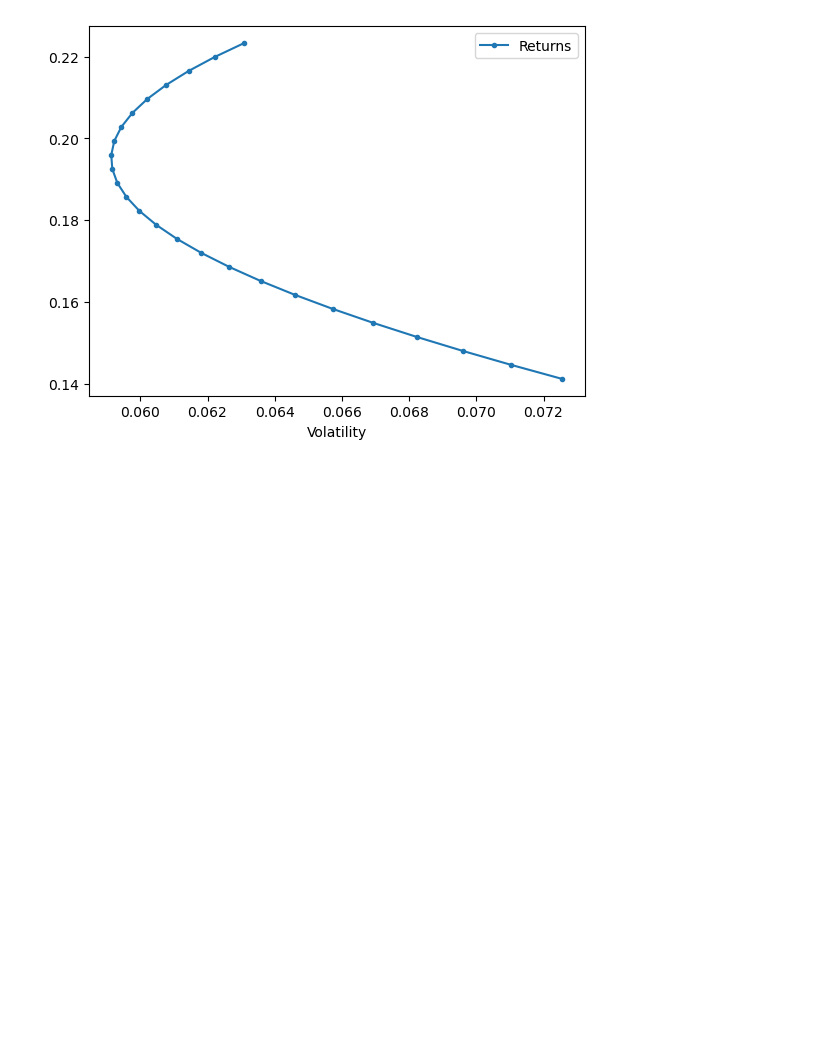
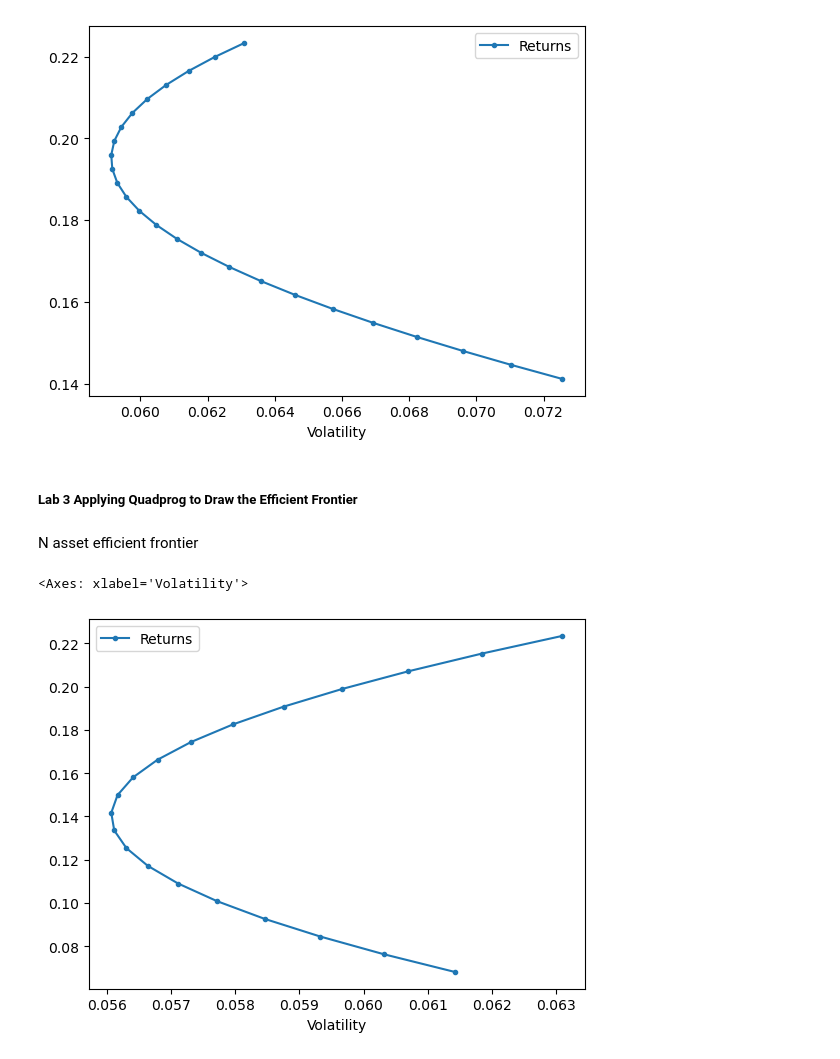
Before and after one commit to fran-salas/portfolio_analyst, a Jupyter notebook: EDHEC/01-M2-PortOptim.ipynb, the cells around one changed output. Saved outputs shown, nothing was run; the diff lists cells and outputs as text; code cells hidden in the pictures; blank space fills up the shorter version.

```diff
--- a/EDHEC/01-M2-PortOptim.ipynb
+++ b/EDHEC/01-M2-PortOptim.ipynb
@@ -308,3 +308,7 @@ erk.plot_ef2(25, er[l], cov.loc[l,l])
 # %% [output]
 <Axes: xlabel='Volatility'>
 [figure]
+# %% [markdown]
+##### Lab 3 Applying Quadprog to Draw the Efficient Frontier
+# %% [markdown]
+N asset efficient frontier
@@ -310,0 +317,7 @@ erk.plot_ef2(25, er[l], cov.loc[l,l])
+# %%
+l = ["Games","Fin"]
+
+erk.plot_ef2(20,er[l],cov.loc[l,l])
+# %% [output]
+<Axes: xlabel='Volatility'>
+[figure, added]
```
Also changed, not shown: parts of 1 cell of this notebook, 1 other file.
